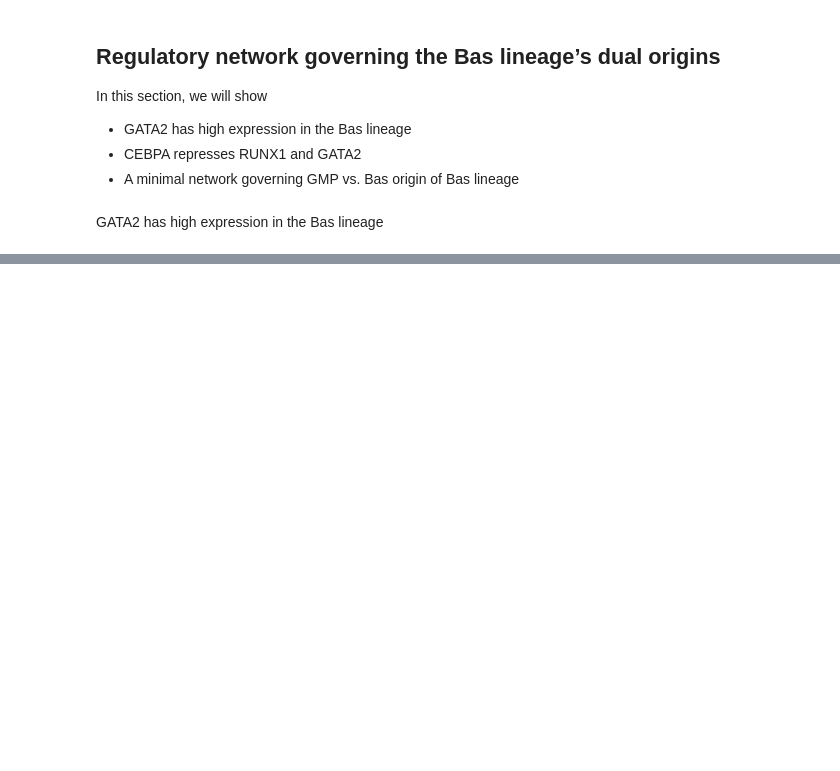
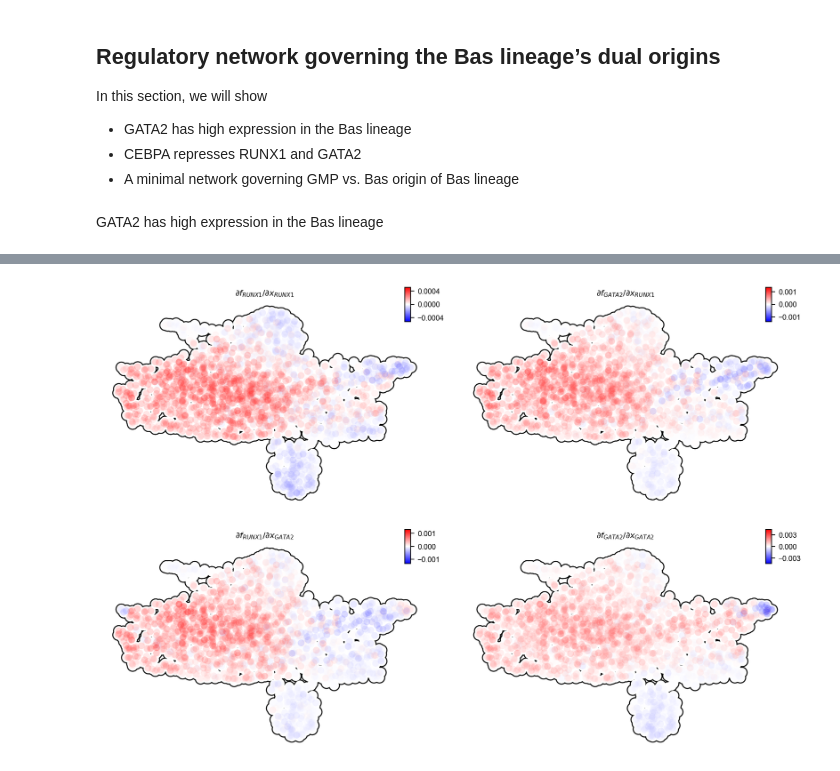
Before and after one commit to aristoteleo/dynamo-tutorials, a Jupyter notebook: tutorial_hsc_dynamo_basophil_lineage.ipynb, the cells around one changed output, grey strips where cells are left out. Saved outputs shown, nothing was run; the diff lists cells and outputs as text; code cells hidden in the pictures; blank space fills up the shorter version.

```diff
--- a/tutorial_hsc_dynamo_basophil_lineage.ipynb
+++ b/tutorial_hsc_dynamo_basophil_lineage.ipynb
@@ -65,0 +53,8 @@ dyn.pl.jacobian(
+# %%
+dyn.pl.jacobian(
+    adata_labeling,
+    effectors=["RUNX1", "GATA2"],
+    basis="umap"
+)
+# %% [output]
+[figure, added]
```
Also changed, not shown: parts of 8 cells of this notebook, 3 other files.
